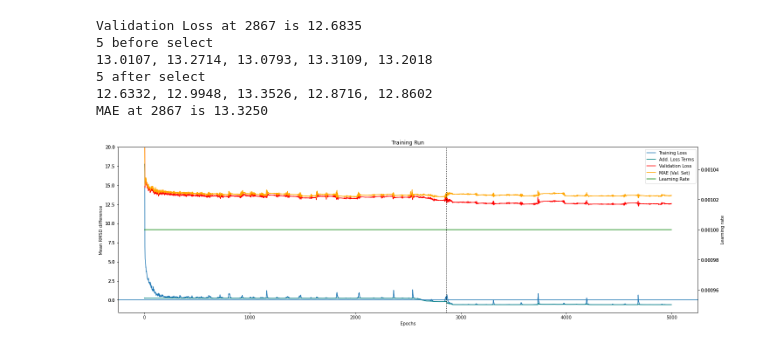
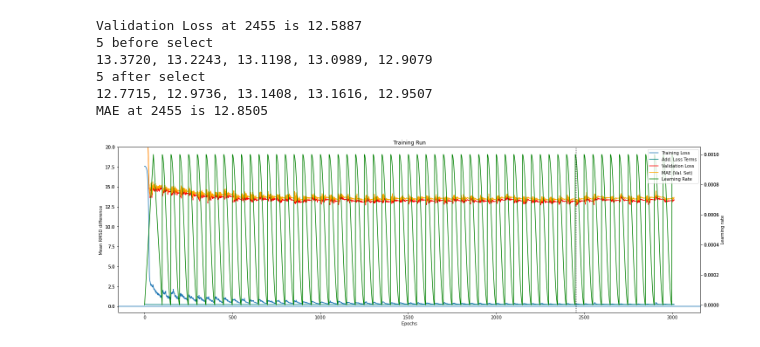
Before and after one commit to milang9/3d_classifier, a Jupyter notebook: 3d_classifier_PyG_pool.ipynb, the cells around one changed output. Drawn from its saved outputs; the diff is of its cells as text; code cells hidden in the pictures.

```diff
--- a/3d_classifier_PyG_pool.ipynb
+++ b/3d_classifier_PyG_pool.ipynb
@@ -137,8 +127,8 @@ Epoch 4995: Training loss -0.6460; Validation loss 12.1051, MAE: 13.1453; lr: 0.
 # %%
 #get training run data
 
-run_dir = "run_data/2022-06-15_13-56_MinCut_CG_Classifier"
-burn_in = 50
+run_dir = "run_data/2022-06-21_15-42_MinCut_CG_Classifier"
+burn_in = 150
 
 file_lines = []
 with open(run_dir + "/loss_data.txt", "r") as fh:
@@ -161,6 +151,6 @@ Minimum MAE (after 50 epochs) 13.3250 in epoch 2867
 # %%
 #plot the training run
-select = 2867
+select = 2455
 
 print(f"Validation Loss at {select} is {val_losses[select]:.4f}")
 print("5 before select")
@@ -168,38 +158,38 @@ print((", ").join([f"{x:.4f}" for x in val_losses[select-5:select]]))
 print("5 after select")
 print((", ").join([f"{y:.4f}" for y in val_losses[select+1:select+6]]))
 print(f"MAE at {select} is {mae_losses[select]:.4f}")
 
 fig, ax1 = plt.subplots(layout="constrained", figsize=(20, 6))
 ax1.secondary_yaxis("left")
 ax1.plot(epoch_losses, label="Training Loss")
 ax1.plot(epoch_add_losses, "teal", label="Add. Loss Terms")
 ax1.plot(val_losses, "r", label="Validation Loss")
 ax1.plot(mae_losses, "orange", label="MAE (Val. Set)")
 
 ax2 = ax1.twinx()
 ax2.secondary_yaxis("right")
 ax2.plot(learning_rates, "g", label="Learning Rate")
 plt.title("Training Run")
 ax1.set_xlabel("Epochs")
 ax1.set_ylabel("Mean RMSD difference")
 ax2.set_ylabel("Learning rate")
 
 ax1.set_ybound(lower=(min(epoch_losses)-1), upper=20)#max(val_losses)+2)
 plt.axvline(x = select, c = "black", ls = ':')
 ax1.axhline(y=0)
 
 han1, lab1 = ax1.get_legend_handles_labels()
 han2, lab2 = ax2.get_legend_handles_labels()
 plt.legend(han1 + han2, lab1 + lab2, loc="upper right")
 plt.draw()
 # %% [output]
-Validation Loss at 2867 is 12.6835
+Validation Loss at 2455 is 12.5887
 5 before select
-13.0107, 13.2714, 13.0793, 13.3109, 13.2018
+13.3720, 13.2243, 13.1198, 13.0989, 12.9079
 5 after select
-12.6332, 12.9948, 13.3526, 12.8716, 12.8602
-MAE at 2867 is 13.3250
+12.7715, 12.9736, 13.1408, 13.1616, 12.9507
+MAE at 2455 is 12.8505
-[figure, old version]
+[figure, new version]
 # %%
 #Test
 from classifier.utility import get_energy_dict, rmsd_scatter, e_rmsd_scatter
```
Also changed, not shown: parts of 6 cells of this notebook, 13 other files.
